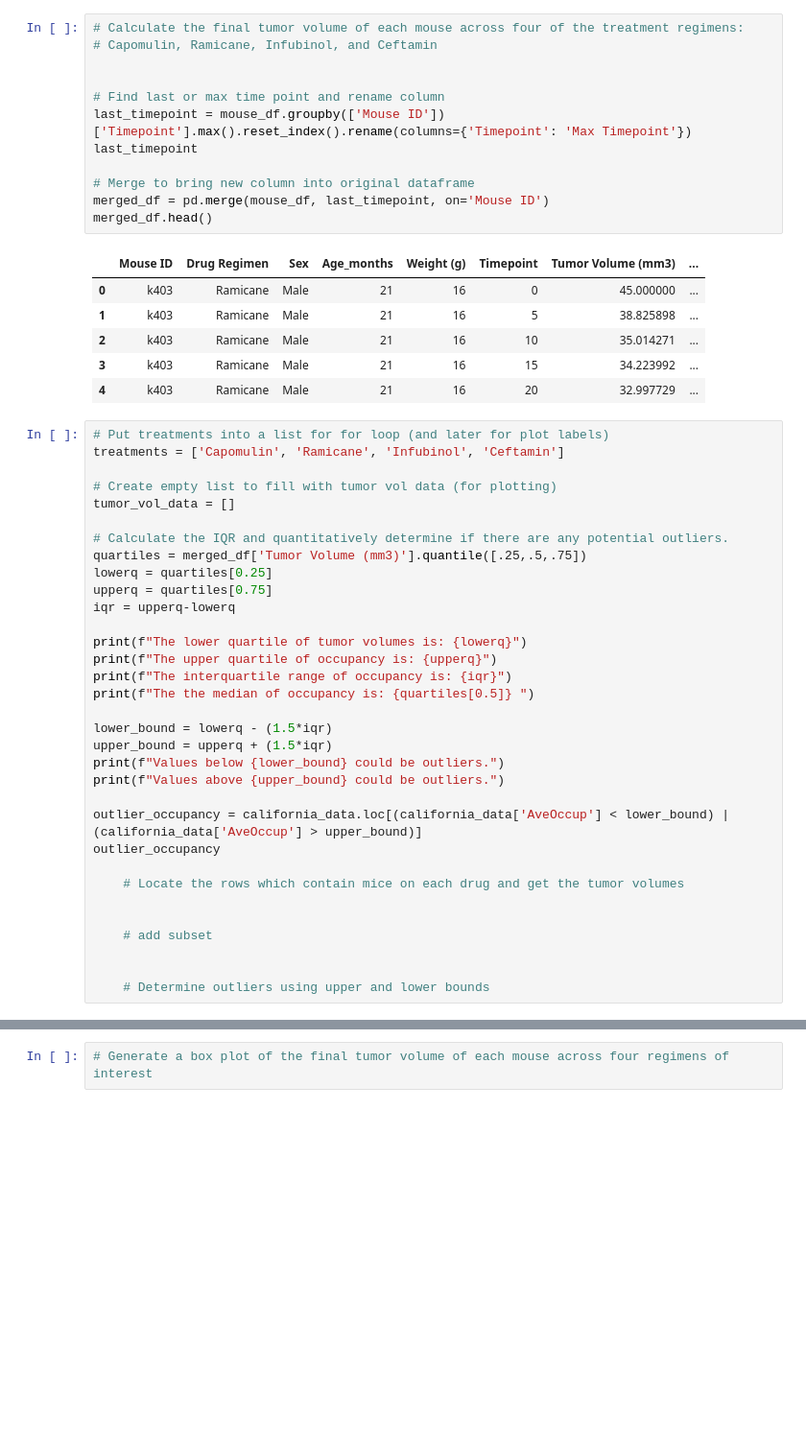
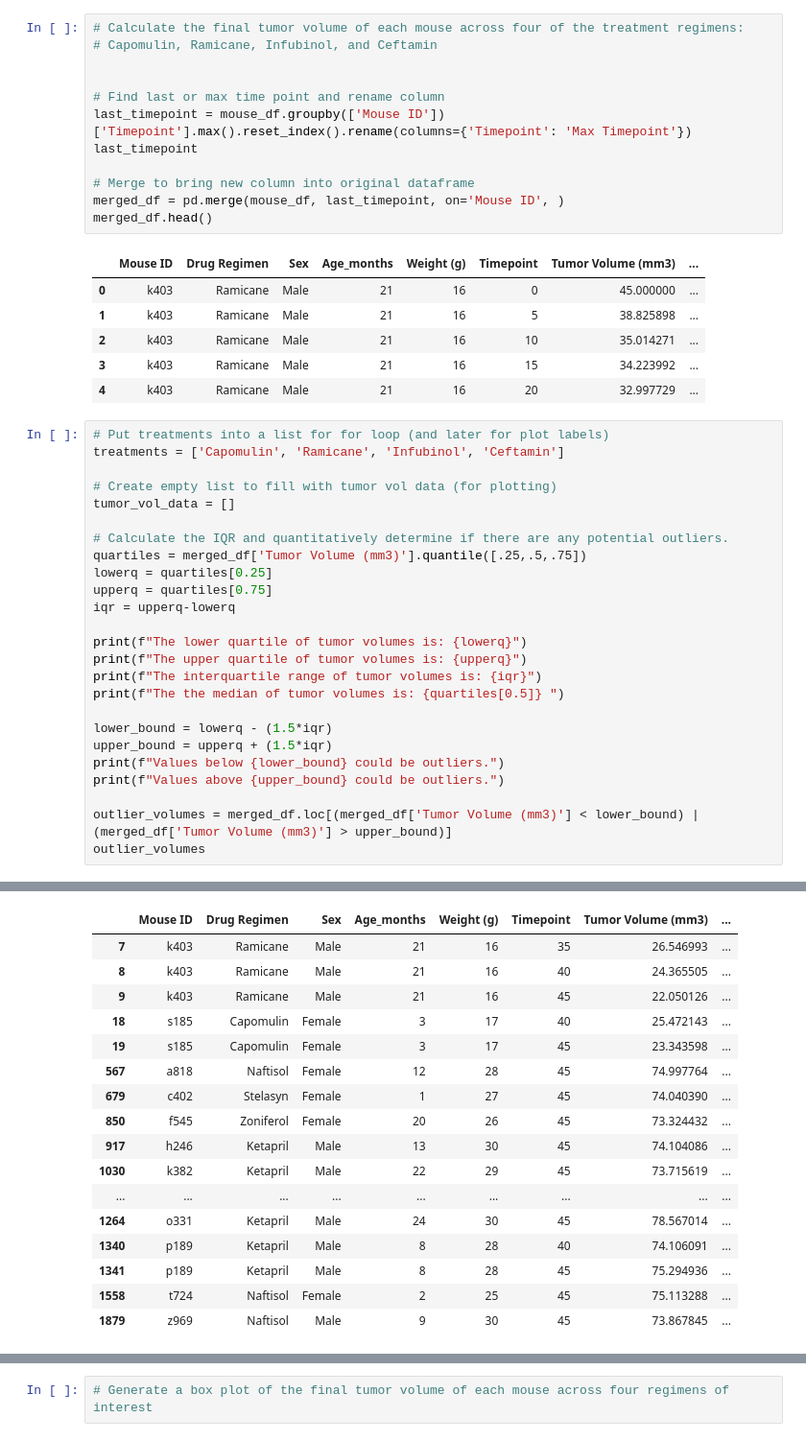
Before and after one commit to kkimoto22/Matplotlib, a Jupyter notebook: Instructions/Pymaceuticals/pymaceuticals_starter.ipynb, the cells around one changed output, grey strips where cells are left out. Shown: that part at 96% size. Cells and saved outputs as stored; diff of their text form; blank space fills up the shorter version.

```diff
--- a/Instructions/Pymaceuticals/pymaceuticals_starter.ipynb
+++ b/Instructions/Pymaceuticals/pymaceuticals_starter.ipynb
@@ -232,7 +232,7 @@ last_timepoint = mouse_df.groupby(['Mouse ID'])['Timepoint'].max().reset_index()
 last_timepoint
 
 # Merge to bring new column into original dataframe
-merged_df = pd.merge(mouse_df, last_timepoint, on='Mouse ID')
+merged_df = pd.merge(mouse_df, last_timepoint, on='Mouse ID', )
 merged_df.head()
 # %% [output]
 |  | Mouse ID | Drug Regimen | Sex | Age_months | Weight (g) | Timepoint | Tumor Volume (mm3) | ... |
@@ -255,22 +255,15 @@ upperq = quartiles[0.75]
 iqr = upperq-lowerq
 
 print(f"The lower quartile of tumor volumes is: {lowerq}")
-print(f"The upper quartile of occupancy is: {upperq}")
-print(f"The interquartile range of occupancy is: {iqr}")
-print(f"The the median of occupancy is: {quartiles[0.5]} ")
+print(f"The upper quartile of tumor volumes is: {upperq}")
+print(f"The interquartile range of tumor volumes is: {iqr}")
+print(f"The the median of tumor volumes is: {quartiles[0.5]} ")
 
 lower_bound = lowerq - (1.5*iqr)
 upper_bound = upperq + (1.5*iqr)
 print(f"Values below {lower_bound} could be outliers.")
 print(f"Values above {upper_bound} could be outliers.")
 
-outlier_occupancy = california_data.loc[(california_data['AveOccup'] < lower_bound) | (california_data['AveOccup'] > upper_bound)]
-outlier_occupancy
-
-    # Locate the rows which contain mice on each drug and get the tumor volumes
-
-
-    # add subset
-
-
-    # Determine outliers using upper and lower bounds
+outlier_volumes = merged_df.loc[(merged_df['Tumor Volume (mm3)'] < lower_bound) | (merged_df['Tumor Volume (mm3)'] > upper_bound)]
+outlier_volumes
+# %% [output]
@@ -276,0 +276,17 @@ outlier_occupancy
+|  | Mouse ID | Drug Regimen | Sex | Age_months | Weight (g) | Timepoint | Tumor Volume (mm3) | ... |
+| 7 | k403 | Ramicane | Male | 21 | 16 | 35 | 26.546993 | ... |
+| 8 | k403 | Ramicane | Male | 21 | 16 | 40 | 24.365505 | ... |
+| 9 | k403 | Ramicane | Male | 21 | 16 | 45 | 22.050126 | ... |
+| 18 | s185 | Capomulin | Female | 3 | 17 | 40 | 25.472143 | ... |
+| 19 | s185 | Capomulin | Female | 3 | 17 | 45 | 23.343598 | ... |
+| 567 | a818 | Naftisol | Female | 12 | 28 | 45 | 74.997764 | ... |
+| 679 | c402 | Stelasyn | Female | 1 | 27 | 45 | 74.040390 | ... |
+| 850 | f545 | Zoniferol | Female | 20 | 26 | 45 | 73.324432 | ... |
+| 917 | h246 | Ketapril | Male | 13 | 30 | 45 | 74.104086 | ... |
+| 1030 | k382 | Ketapril | Male | 22 | 29 | 45 | 73.715619 | ... |
+| ... | ... | ... | ... | ... | ... | ... | ... | ... |
+| 1264 | o331 | Ketapril | Male | 24 | 30 | 45 | 78.567014 | ... |
+| 1340 | p189 | Ketapril | Male | 8 | 28 | 40 | 74.106091 | ... |
+| 1341 | p189 | Ketapril | Male | 8 | 28 | 45 | 75.294936 | ... |
+| 1558 | t724 | Naftisol | Female | 2 | 25 | 45 | 75.113288 | ... |
+| 1879 | z969 | Naftisol | Male | 9 | 30 | 45 | 73.867845 | ... |
```
Also changed, not shown: parts of 2 cells of this notebook.
